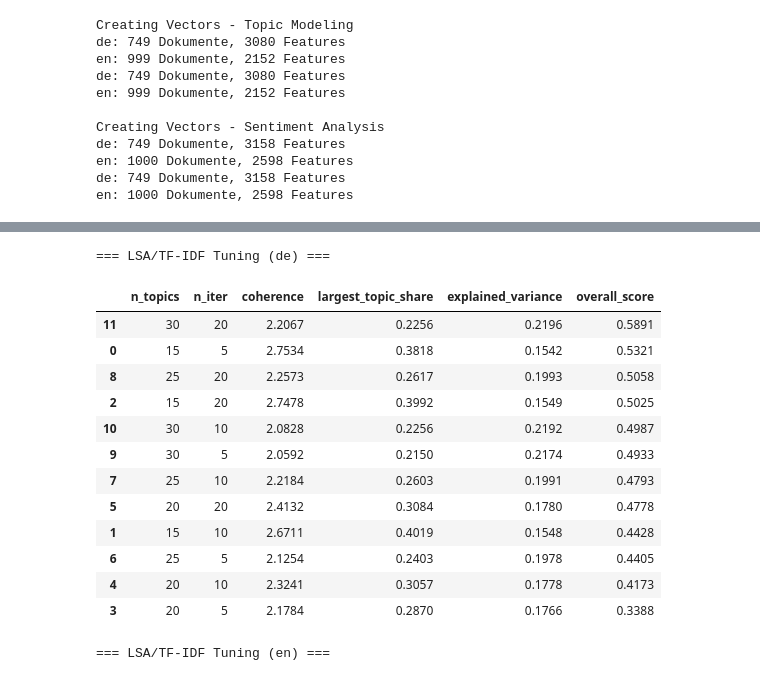
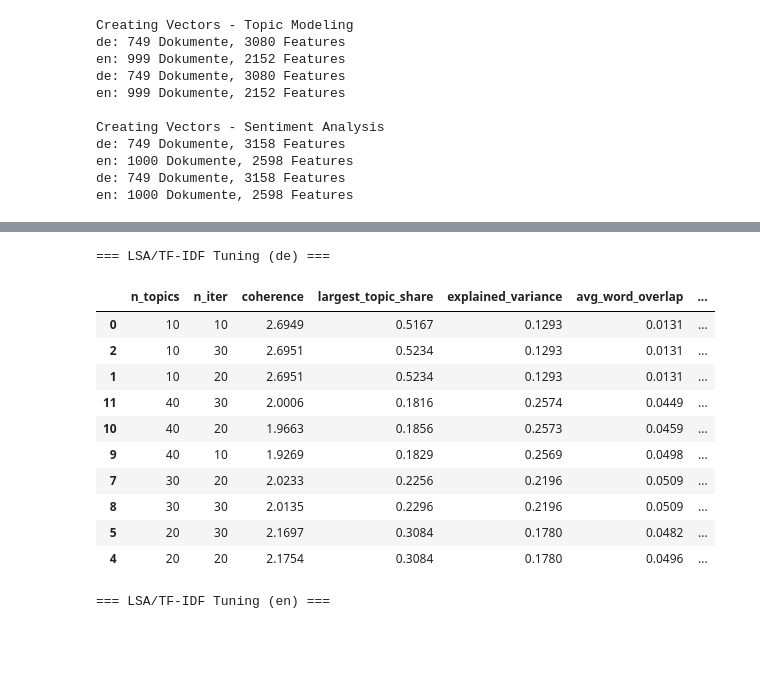
Before and after one commit to schustal-cpu/analyze_message_topics, a Jupyter notebook: analyze_data.ipynb, the cells around one changed output, grey strips where cells are left out. Cells and saved outputs as stored; diff of their text form; code cells hidden in the pictures; blank space fills up the shorter version.

```diff
--- a/analyze_data.ipynb
+++ b/analyze_data.ipynb
@@ -229,9 +230,17 @@ for lang, data in vectors_topic["bow_by_lang"].items():
 ############
 
 lda_tuning_config = [
-    {"col": "coherence", "weight": 0.5, "higher_is_better": True,  "good_quantile": 0.75, "bad_quantile": 0.25, "format": "{:.4f}"},
-    {"col": "perplexity", "weight": 0.2, "higher_is_better": False, "good_quantile": 0.25, "bad_quantile": 0.75, "format": "{:.2f}"},
-    {"col": "largest_topic_share", "weight": 0.3, "higher_is_better": False, "good_quantile": 0.25, "bad_quantile": 0.75, "format": "{:.4f}"},
+    {"col": "coherence",               "weight": 0.30, "higher_is_better": True,  "good_quantile": 0.75, "bad_quantile": 0.25, "format": "{:.2f}"},
+    {"col": "coherence_std",           "weight": 0.10, "higher_is_better": False, "good_quantile": 0.25, "bad_quantile": 0.75, "format": "{:.2f}"},
+
+    {"col": "perplexity",              "weight": 0.20, "higher_is_better": False, "good_quantile": 0.25, "bad_quantile": 0.75, "format": "{:.4f}"},
+    #{"col": "perplexity_std",          "weight": 0.05, "higher_is_better": False, "good_quantile": 0.25, "bad_quantile": 0.75, "format": "{:.2f}"},
+
+    {"col": "largest_topic_share",     "weight": 0.15, "higher_is_better": False, "good_quantile": 0.25, "bad_quantile": 0.75, "format": "{:.4f}"},
+    #{"col": "largest_topic_share_std", "weight": 0.05, "higher_is_better": False, "good_quantile": 0.25, "bad_quantile": 0.75, "format": "{:.2f}"},
+
+    {"col": "avg_word_overlap",        "weight": 0.10, "higher_is_better": False, "good_quantile": 0.25, "bad_quantile": 0.75, "format": "{:.4f}"},
+    #{"col": "max_word_overlap",        "weight": 0.05, "higher_is_better": False, "good_quantile": 0.25, "bad_quantile": 0.75, "format": "{:.2f}"}
 ]
 
 lda_tuning_interpreted_by_lang = {}
@@ -251,7 +260,7 @@ for lang, tuning_df_lang in lda_tuning_results_by_lang.items():
         style_tuning_eval_generic(
             tuning_interpreted.head(15),  # ← hier begrenzen
             style_metrics=lda_tuning_config,
-            hide_cols=["topic_words", "topic_terms", "doc_topic_matrix"]
+            hide_cols=["topic_words", "topic_terms", "doc_topic_matrix", "model", "max_word_overlap", "largest_topic_share_std", "perplexity_std"]
         )
     )
 # %% [output]
@@ -299,54 +308,64 @@ lsa_tuning_results_by_lang = {}
 for lang, data in vectors_topic["tfidf_by_lang"].items():
     lsa_tuning_results_by_lang[lang] = tune_lsa_models(
         data=data,
-        topic_grid=[15, 20, 25, 30],   # Anzahl Topics / Dimensionen (mehr = feinere Struktur, aber schwerer interpretierbar)
-        n_iter_grid=[5, 10, 20],       # Iterationen für SVD (mehr = stabilere Komponenten, aber langsamer)
-        lang=lang                      # nur für Logging/Progress
+
+        # Anzahl semantischer Komponenten
+        # mehr = feinere Trennung, aber schwerer interpretierbar
+        topic_grid=[10, 20, 30, 40],
+
+        # Iterationen der randomized SVD
+        # mehr = stabilere Approximation, aber langsamer
+        n_iter_grid=[10, 20, 30],
+
+        # fixer Seed für reproduzierbare Ergebnisse
+        random_state=42,
+
+        # nur für Progress/Logging
+        lang=lang
     )
 # %%
 ############
 # LSA/TF-IDF - Tuning Validation (en|de)
 ############
 
 lsa_tuning_config = [
-    {"col": "coherence", "weight": 0.5, "higher_is_better": True,  "good_quantile": 0.75, "bad_quantile": 0.25, "format": "{:.4f}"},
-    {"col": "explained_variance", "weight": 0.2, "higher_is_better": True, "good_quantile": 0.75, "bad_quantile": 0.25, "format": "{:.4f}"},
-    {"col": "largest_topic_share", "weight": 0.3, "higher_is_better": False, "good_quantile": 0.25, "bad_quantile": 0.75, "format": "{:.4f}"},
+    {"col": "avg_word_overlap",     "weight": 0.16, "higher_is_better": False, "good_quantile": 0.25, "bad_quantile": 0.75, "format": "{:.4f}"},
+    {"col": "coherence",            "weight": 0.42, "higher_is_better": True,  "good_quantile": 0.75, "bad_quantile": 0.25, "format": "{:.4f}"},
+    {"col": "explained_variance",   "weight": 0.17, "higher_is_better": True,  "good_quantile": 0.75, "bad_quantile": 0.25, "format": "{:.4f}"},
+    {"col": "largest_topic_share",  "weight": 0.25, "higher_is_better": False, "good_quantile": 0.25, "bad_quantile": 0.75, "format": "{:.4f}"},
 ]
 
 lsa_tuning_interpreted_by_lang = {}
 
 for lang, tuning_df_lang in lsa_tuning_results_by_lang.items():
 
     tuning_interpreted = evaluate_and_score_tuning_generic(
         tuning_df=tuning_df_lang,
         score_metrics=lsa_tuning_config
     )
 
     lsa_tuning_interpreted_by_lang[lang] = tuning_interpreted
 
     print(f"\n=== LSA/TF-IDF Tuning ({lang}) ===")
 
     display(
         style_tuning_eval_generic(
-            tuning_interpreted,
+            tuning_interpreted.head(10),
             style_metrics=lsa_tuning_config,
-            hide_cols=["topic_words", "topic_terms", "doc_topic_matrix"]
+            hide_cols=["topic_words", "topic_terms", "doc_topic_matrix", "model"]
         )
     )
 # %% [output]
 === LSA/TF-IDF Tuning (de) ===
-|  | n_topics | n_iter | coherence | largest_topic_share | explained_variance | overall_score |
-| 11 | 30 | 20 | 2.2067 | 0.2256 | 0.2196 | 0.5891 |
-| 0 | 15 | 5 | 2.7534 | 0.3818 | 0.1542 | 0.5321 |
-| 8 | 25 | 20 | 2.2573 | 0.2617 | 0.1993 | 0.5058 |
-| 2 | 15 | 20 | 2.7478 | 0.3992 | 0.1549 | 0.5025 |
-| 10 | 30 | 10 | 2.0828 | 0.2256 | 0.2192 | 0.4987 |
-| 9 | 30 | 5 | 2.0592 | 0.2150 | 0.2174 | 0.4933 |
-| 7 | 25 | 10 | 2.2184 | 0.2603 | 0.1991 | 0.4793 |
-| 5 | 20 | 20 | 2.4132 | 0.3084 | 0.1780 | 0.4778 |
-| 1 | 15 | 10 | 2.6711 | 0.4019 | 0.1548 | 0.4428 |
-| 6 | 25 | 5 | 2.1254 | 0.2403 | 0.1978 | 0.4405 |
-| 4 | 20 | 10 | 2.3241 | 0.3057 | 0.1778 | 0.4173 |
-| 3 | 20 | 5 | 2.1784 | 0.2870 | 0.1766 | 0.3388 |
+|  | n_topics | n_iter | coherence | largest_topic_share | explained_variance | avg_word_overlap | ... |
+| 0 | 10 | 10 | 2.6949 | 0.5167 | 0.1293 | 0.0131 | ... |
+| 2 | 10 | 30 | 2.6951 | 0.5234 | 0.1293 | 0.0131 | ... |
+| 1 | 10 | 20 | 2.6951 | 0.5234 | 0.1293 | 0.0131 | ... |
+| 11 | 40 | 30 | 2.0006 | 0.1816 | 0.2574 | 0.0449 | ... |
+| 10 | 40 | 20 | 1.9663 | 0.1856 | 0.2573 | 0.0459 | ... |
+| 9 | 40 | 10 | 1.9269 | 0.1829 | 0.2569 | 0.0498 | ... |
+| 7 | 30 | 20 | 2.0233 | 0.2256 | 0.2196 | 0.0509 | ... |
+| 8 | 30 | 30 | 2.0135 | 0.2296 | 0.2196 | 0.0509 | ... |
+| 5 | 20 | 30 | 2.1697 | 0.3084 | 0.1780 | 0.0482 | ... |
+| 4 | 20 | 20 | 2.1754 | 0.3084 | 0.1780 | 0.0496 | ... |
 === LSA/TF-IDF Tuning (en) ===
```
Also changed, not shown: parts of 19 cells of this notebook, 2 other files.
